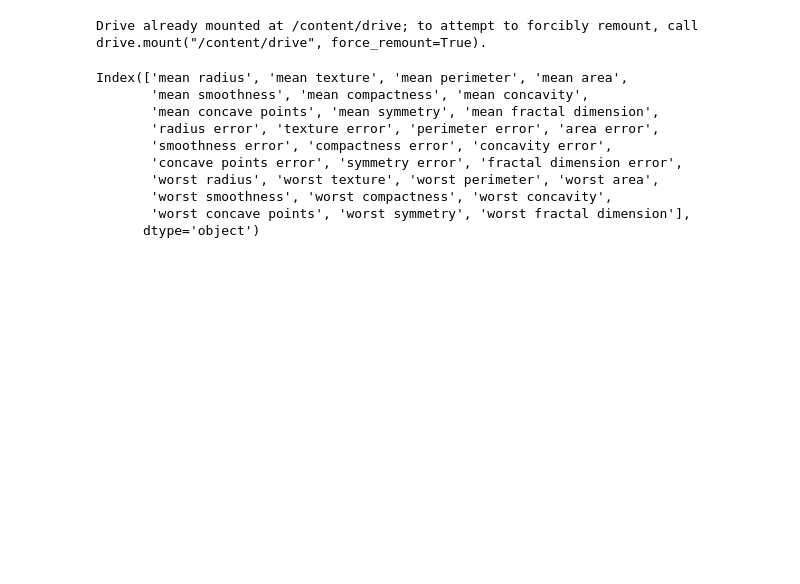
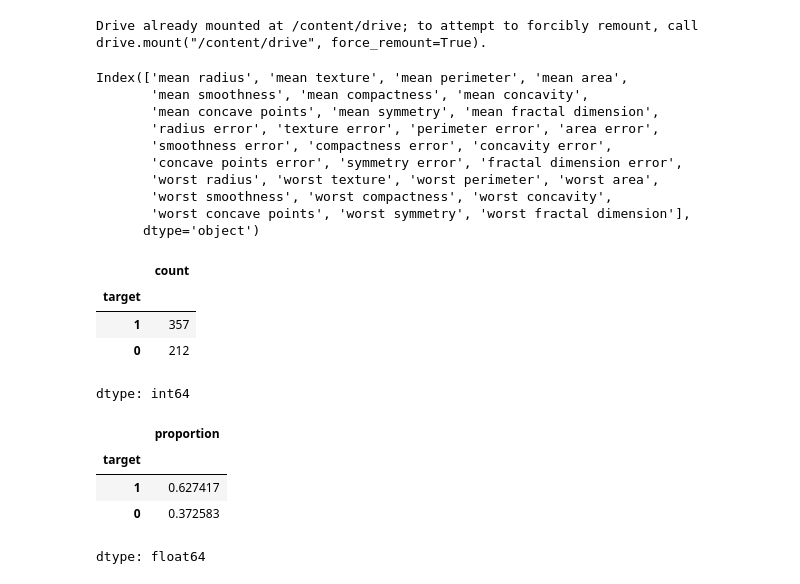
Before and after one commit to yiheng870106/breast-cancer, a Jupyter notebook: notebooks/Breast Cancer Classification.ipynb, the cells around one changed output. Drawn from its saved outputs; the diff is of its cells as text; code cells hidden in the pictures; blank space fills up the shorter version.

```diff
--- a/notebooks/Breast Cancer Classification.ipynb
+++ b/notebooks/Breast Cancer Classification.ipynb
@@ -33,33 +33,48 @@ from src.tool import (
 )
 # %% [output]
 Drive already mounted at /content/drive; to attempt to forcibly remount, call drive.mount("/content/drive", force_remount=True).
+# %%
+# Load Breast Cancer Wisconsin Dataset
+data = load_breast_cancer(as_frame=True)
+X = data.data
+y = data.target                  # 0 = malignant, 1 = benign
+feature_names = X.columns
+print(feature_names)
+display(y.value_counts())
+display(y.value_counts(normalize=True))
+# %% [output]
+Index(['mean radius', 'mean texture', 'mean perimeter', 'mean area',
+       'mean smoothness', 'mean compactness', 'mean concavity',
+       'mean concave points', 'mean symmetry', 'mean fractal dimension',
+       'radius error', 'texture error', 'perimeter error', 'area error',
+       'smoothness error', 'compactness error', 'concavity error',
+       'concave points error', 'symmetry error', 'fractal dimension error',
+       'worst radius', 'worst texture', 'worst perimeter', 'worst area',
+       'worst smoothness', 'worst compactness', 'worst concavity',
+       'worst concave points', 'worst symmetry', 'worst fractal dimension'],
+      dtype='object')
+|  | count |
+| target |  |
+| 1 | 357 |
+| 0 | 212 |
+dtype: int64
+|  | proportion |
+| target |  |
+| 1 | 0.627417 |
+| 0 | 0.372583 |
+dtype: float64
 # %%
-# Load Breast Cancer Wisconsin Dataset
-data = load_breast_cancer(as_frame=True)
-X = data.data
-y = data.target                  # 0 = malignant, 1 = benign
-feature_names = X.columns
-label_names = {0: "malignant", 1: "benign"}
-print(feature_names)
-
 # Train/Test Split (stratified to preserve class balance)
 X_train, X_test, y_train, y_test = train_test_split(X, y, test_size=0.20, random_state=42, stratify=y)
+
+# 1 = malignant, 0 = benign
+y_train = (y_train == 0).astype(int)
+y_test = (y_test == 0).astype(int)
 
 # Preprocess Data
 scaler = StandardScaler(with_mean=True, with_std=True)
 X_train = scaler.fit_transform(X_train)   # fit on train
 X_test  = scaler.transform(X_test)        # transform test with train stats
-# %% [output]
-Index(['mean radius', 'mean texture', 'mean perimeter', 'mean area',
-       'mean smoothness', 'mean compactness', 'mean concavity',
-       'mean concave points', 'mean symmetry', 'mean fractal dimension',
-       'radius error', 'texture error', 'perimeter error', 'area error',
-       'smoothness error', 'compactness error', 'concavity error',
-       'concave points error', 'symmetry error', 'fractal dimension error',
-       'worst radius', 'worst texture', 'worst perimeter', 'worst area',
-       'worst smoothness', 'worst compactness', 'worst concavity',
-       'worst concave points', 'worst symmetry', 'worst fractal dimension'],
-      dtype='object')
 # %%
 model_list = [
     ("SVM Linear", GridSearchCV(
```
Also changed, not shown: parts of 3 cells of this notebook, 26 other files.
